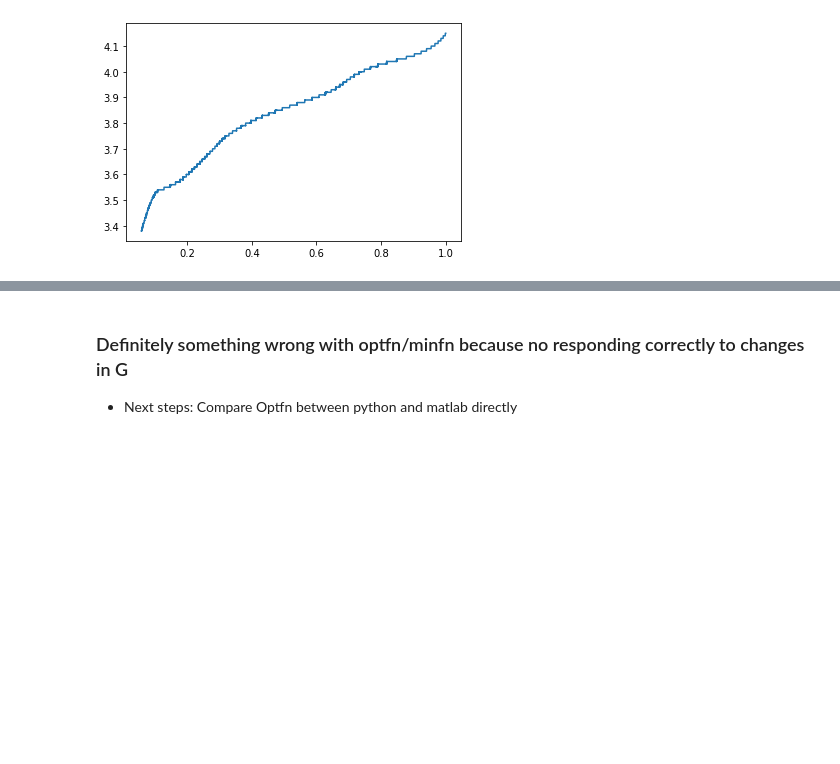
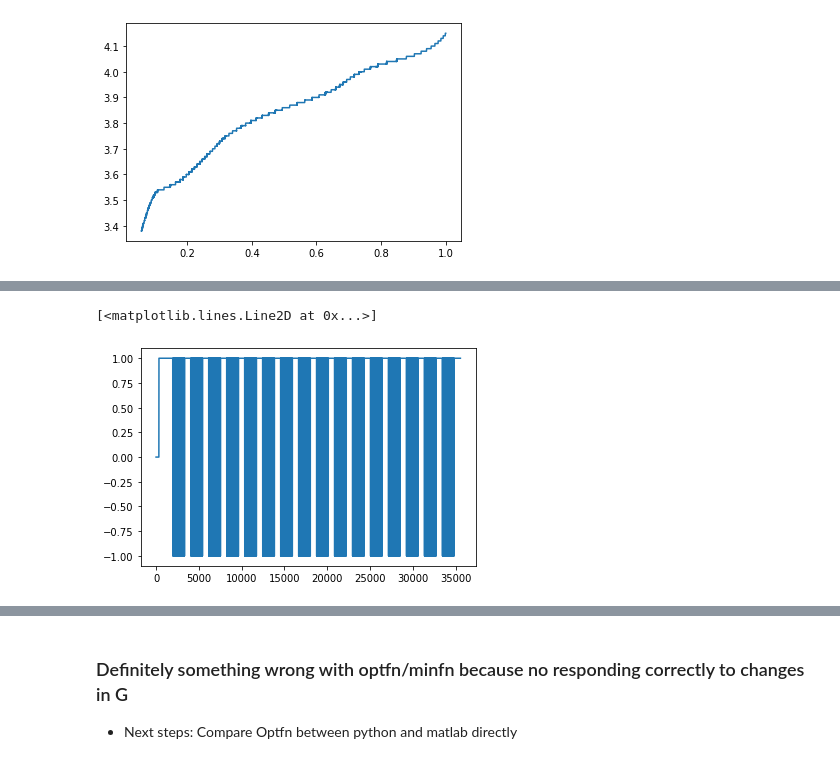
Before and after one commit to mattybohan/bms-specialization, a Jupyter notebook: course-2/notebooks/2022-02-12-mtb-lesson_2.3.3.ipynb, the cells around one changed output, grey strips where cells are left out. Cells and saved outputs as stored; diff of their text form; code cells hidden in the pictures; blank space fills up the shorter version.

```diff
--- a/course-2/notebooks/2022-02-12-mtb-lesson_2.3.3.ipynb
+++ b/course-2/notebooks/2022-02-12-mtb-lesson_2.3.3.ipynb
@@ -37,0 +73,5 @@ plt.plot(test.model[5]['Z'],test.model[5]['OCV'][0])
+# %%
+plt.plot(H_py[1])
+# %% [output]
+[<matplotlib.lines.Line2D at 0x...>]
+[figure, added]
```
Also changed, not shown: parts of 139 cells of this notebook, 7 other files.
